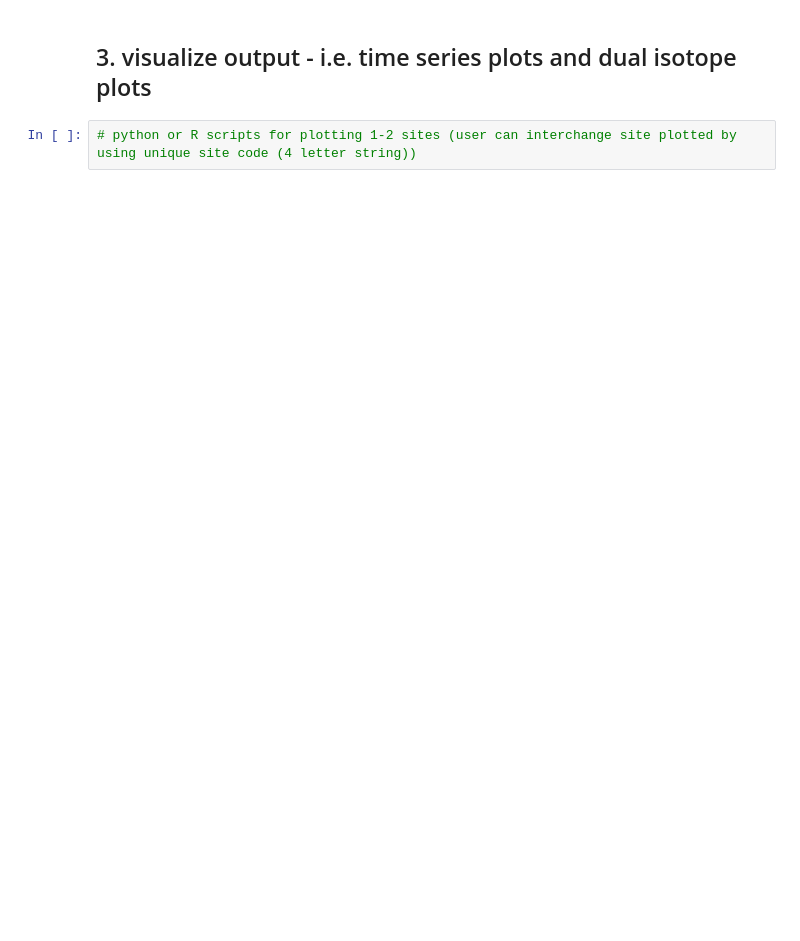
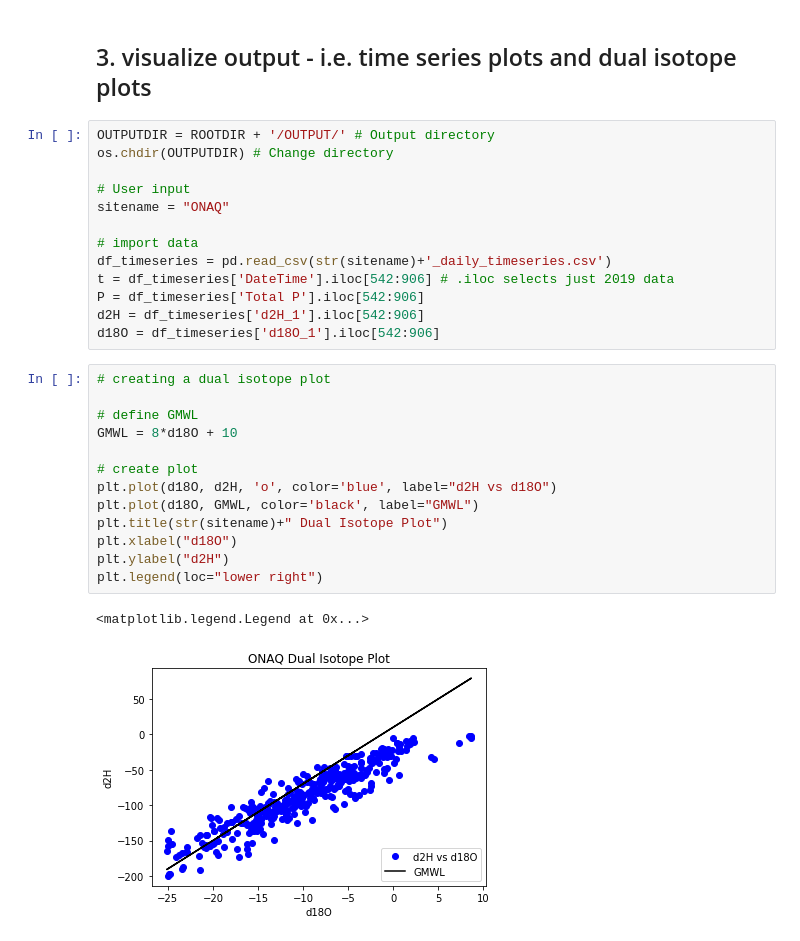
Before and after one commit to cfinkenbiner/Temporal_Downscaling_NEON_Pisotopes, a Jupyter notebook: Code_Main.ipynb, the cells around one changed output. Cells and saved outputs as stored; diff of their text form; blank space fills up the shorter version.

Commit message:
creating plots

```diff
--- a/Code_Main.ipynb
+++ b/Code_Main.ipynb
@@ -270,4 +268,31 @@ ValueError: x and y must have length at least 2.
 # %% [markdown]
 ## 3. visualize output - i.e. time series plots and dual isotope plots
-# %%
-# python or R scripts for plotting 1-2 sites (user can interchange site plotted by using unique site code (4 letter string))
+# %%
+OUTPUTDIR = ROOTDIR + '/OUTPUT/' # Output directory
+os.chdir(OUTPUTDIR) # Change directory
+
+# User input
+sitename = "ONAQ"
+
+# import data
+df_timeseries = pd.read_csv(str(sitename)+'_daily_timeseries.csv')
+t = df_timeseries['DateTime'].iloc[542:906] # .iloc selects just 2019 data
+P = df_timeseries['Total P'].iloc[542:906]
+d2H = df_timeseries['d2H_1'].iloc[542:906]
+d18O = df_timeseries['d18O_1'].iloc[542:906]
+# %%
+# creating a dual isotope plot
+
+# define GMWL
+GMWL = 8*d18O + 10
+
+# create plot
+plt.plot(d18O, d2H, 'o', color='blue', label="d2H vs d18O")
+plt.plot(d18O, GMWL, color='black', label="GMWL")
+plt.title(str(sitename)+" Dual Isotope Plot")
+plt.xlabel("d18O")
+plt.ylabel("d2H")
+plt.legend(loc="lower right")
+# %% [output]
+<matplotlib.legend.Legend at 0x...>
+[figure, added]
```
Also changed, not shown: parts of 3 cells of this notebook, 2 other files.
